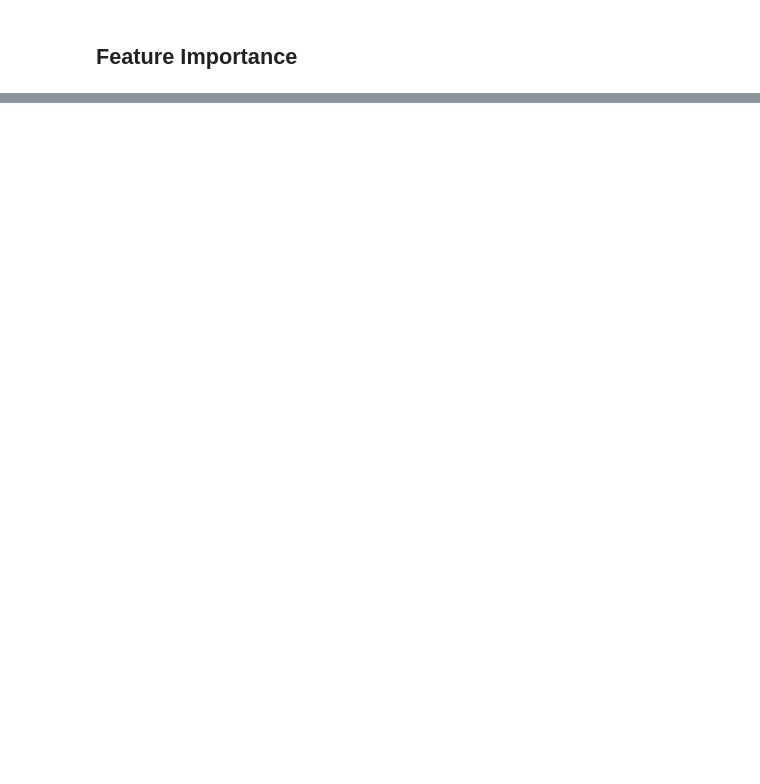
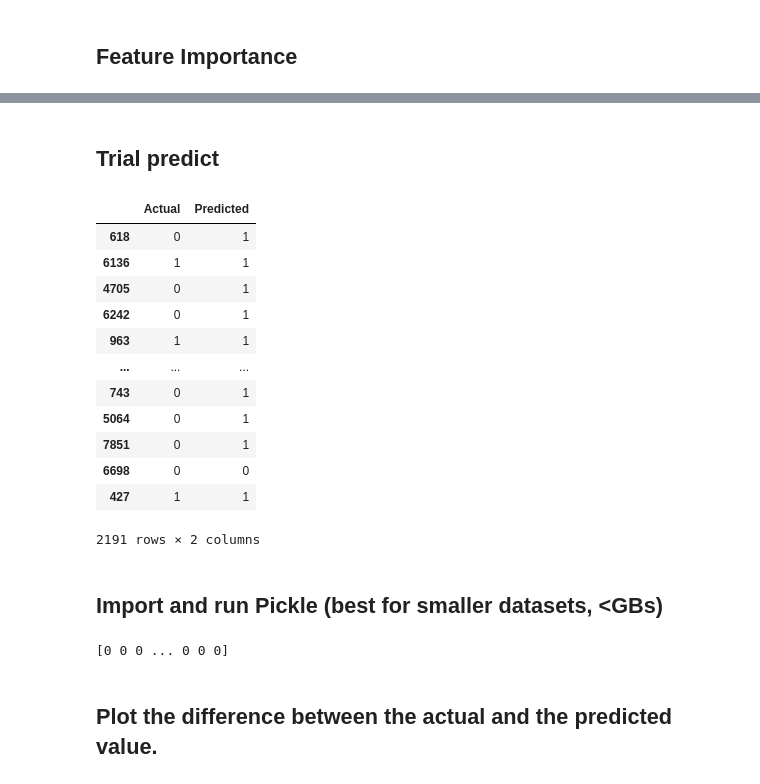
Before and after one commit to bill-leang/project4_group3_health_ml, a Jupyter notebook: BJ Trial/heart_explore random forest 1 standard.ipynb, the cells around one changed output, grey strips where cells are left out. Drawn from its saved outputs; the diff is of its cells as text; code cells hidden in the pictures; blank space fills up the shorter version.

Commit message:
de pickle it

```diff
--- a/BJ Trial/heart_explore random forest 1 standard.ipynb
+++ b/BJ Trial/heart_explore random forest 1 standard.ipynb
@@ -194,0 +202,25 @@ importances_sorted.plot(kind='barh', color='lightgreen', title= 'Features Import
+# %% [markdown]
+## Trial predict
+# %%
+# Predicts y_pred
+y_pred = rf_model.predict(X_test)
+# %%
+#Let’s check the difference between the actual and predicted value
+df=pd.DataFrame({'Actual':y_test, 'Predicted':y_pred})
+df
+# %% [output]
+|  | Actual | Predicted |
+| 618 | 0 | 1 |
+| 6136 | 1 | 1 |
+| 4705 | 0 | 1 |
+| 6242 | 0 | 1 |
+| 963 | 1 | 1 |
+| ... | ... | ... |
+| 743 | 0 | 1 |
+| 5064 | 0 | 1 |
+| 7851 | 0 | 1 |
+| 6698 | 0 | 0 |
+| 427 | 1 | 1 |
+2191 rows × 2 columns
+# %% [markdown]
+## Import and run Pickle (best for smaller datasets, <GBs)
@@ -194,0 +239,7 @@ importances_sorted.plot(kind='barh', color='lightgreen', title= 'Features Import
+# %%
+predictions = rf.predict(X_test_scaled)
+print(predictions)
+# %% [output]
+[0 0 0 ... 0 0 0]
+# %% [markdown]
+## Plot the difference between the actual and the predicted value.
```
Also changed, not shown: parts of 20 cells of this notebook, 3 other files.
